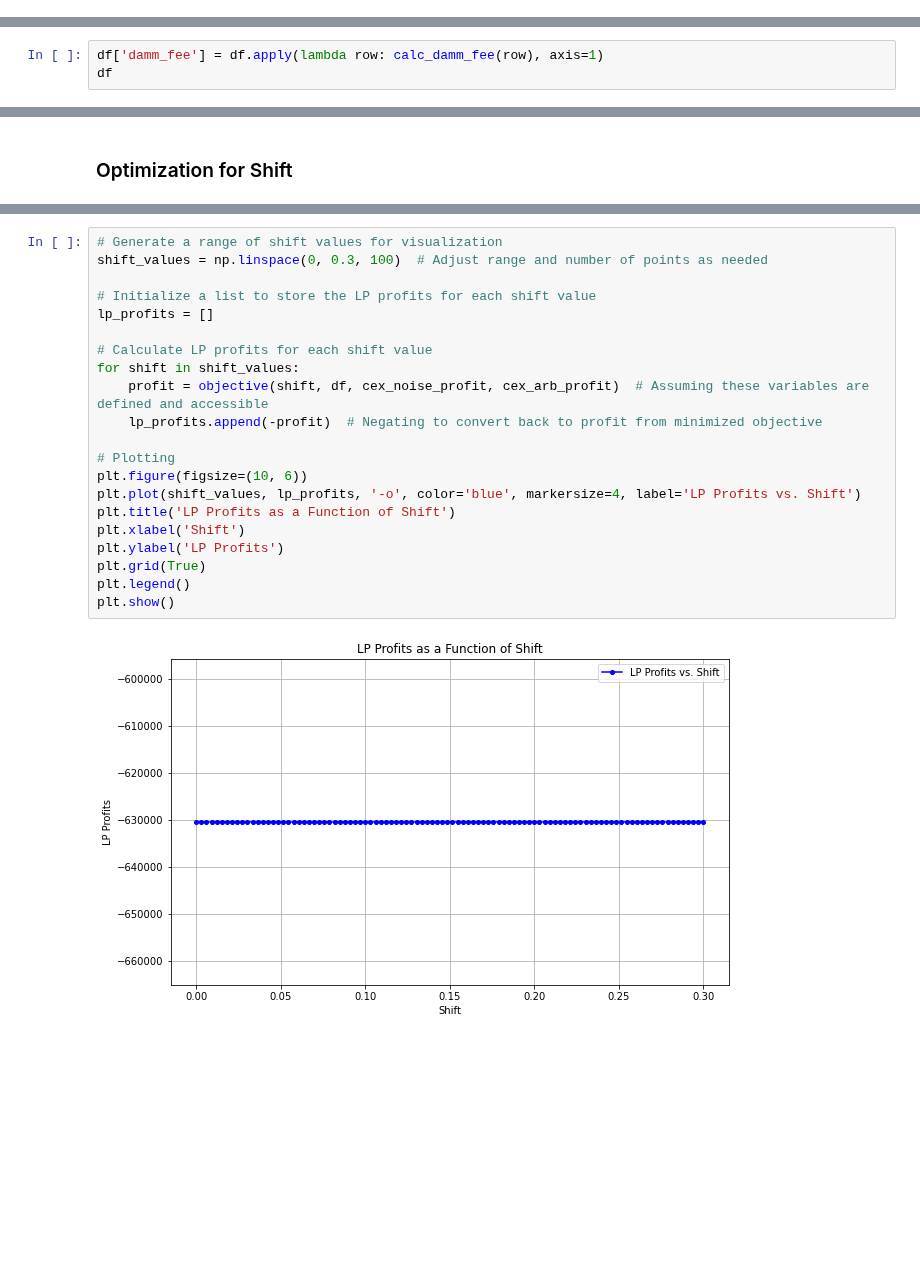
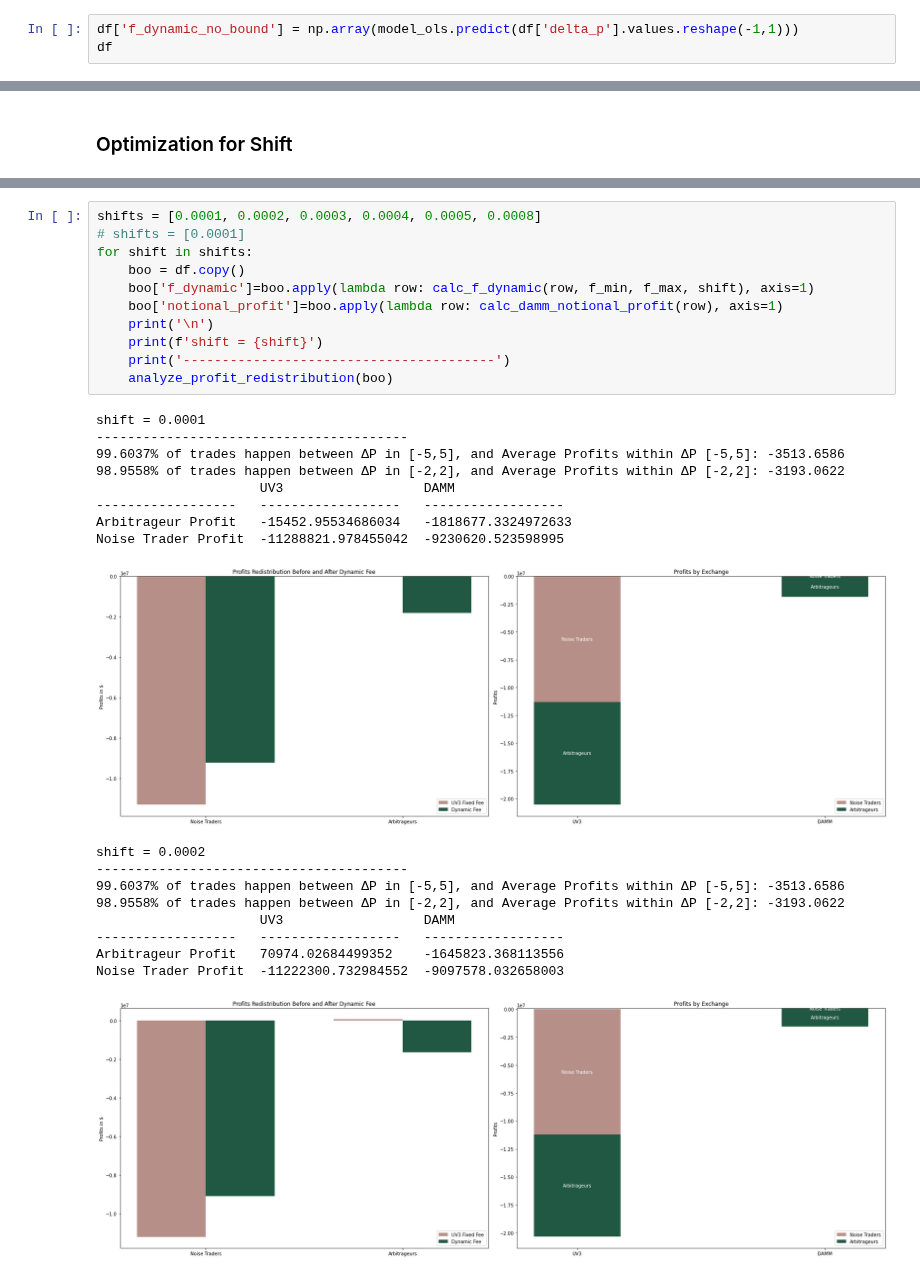
Before and after one commit to Armand-Morin/afp-berkeley-dynamic-fee-defi-amm, a Jupyter notebook: dynamic_fees_model.ipynb, the cells around one changed output, grey strips where cells are left out. Cells and saved outputs as stored; diff of their text form; blank space fills up the shorter version.

```diff
--- a/dynamic_fees_model.ipynb
+++ b/dynamic_fees_model.ipynb
@@ -206,0 +214,3 @@ OLS Model Parameters:
+# %%
+df['f_dynamic_no_bound'] = np.array(model_ols.predict(df['delta_p'].values.reshape(-1,1)))
+df
@@ -326,6 +340,3 @@ cex_noise_profit, cex_arb_profit = analyze_profit_redistribution(df)
 cex_noise_profit.sum(), cex_arb_profit.sum()
 # %% [output]
 (-10464079.510141138, 2219906.3327628113)
-# %%
-df['damm_fee'] = df.apply(lambda row: calc_damm_fee(row), axis=1)
-df
@@ -453,23 +383,30 @@ Maximized LP profits: -630443.9745379407
-# %%
-# Generate a range of shift values for visualization
-shift_values = np.linspace(0, 0.3, 100)  # Adjust range and number of points as needed
-
-# Initialize a list to store the LP profits for each shift value
-lp_profits = []
-
-# Calculate LP profits for each shift value
-for shift in shift_values:
-    profit = objective(shift, df, cex_noise_profit, cex_arb_profit)  # Assuming these variables are defined and accessible
-    lp_profits.append(-profit)  # Negating to convert back to profit from minimized objective
-
-# Plotting
-plt.figure(figsize=(10, 6))
-plt.plot(shift_values, lp_profits, '-o', color='blue', markersize=4, label='LP Profits vs. Shift')
-plt.title('LP Profits as a Function of Shift')
-plt.xlabel('Shift')
-plt.ylabel('LP Profits')
-plt.grid(True)
-plt.legend()
-plt.show()
-# %% [output]
-[figure, removed]
+# %%
+shifts = [0.0001, 0.0002, 0.0003, 0.0004, 0.0005, 0.0008]
+# shifts = [0.0001]
+for shift in shifts:
+    boo = df.copy()
+    boo['f_dynamic']=boo.apply(lambda row: calc_f_dynamic(row, f_min, f_max, shift), axis=1)
+    boo['notional_profit']=boo.apply(lambda row: calc_damm_notional_profit(row), axis=1)
+    print('\n')
+    print(f'shift = {shift}')
+    print('----------------------------------------')
+    analyze_profit_redistribution(boo)
+# %% [output]
+shift = 0.0001
+----------------------------------------
+99.6037% of trades happen between ΔP in [-5,5], and Average Profits within ΔP [-5,5]: -3513.6586
+98.9558% of trades happen between ΔP in [-2,2], and Average Profits within ΔP [-2,2]: -3193.0622
+                     UV3                  DAMM
+------------------   ------------------   ------------------
+Arbitrageur Profit   -15452.95534686034   -1818677.3324972633
+Noise Trader Profit  -11288821.978455042  -9230620.523598995
+[figure, added]
+shift = 0.0002
+----------------------------------------
+99.6037% of trades happen between ΔP in [-5,5], and Average Profits within ΔP [-5,5]: -3513.6586
+98.9558% of trades happen between ΔP in [-2,2], and Average Profits within ΔP [-2,2]: -3193.0622
+                     UV3                  DAMM
+------------------   ------------------   ------------------
+Arbitrageur Profit   70974.02684499352    -1645823.368113556
+Noise Trader Profit  -11222300.732984552  -9097578.032658003
+[figure, added]
```
Also changed, not shown: parts of 24 cells of this notebook.
